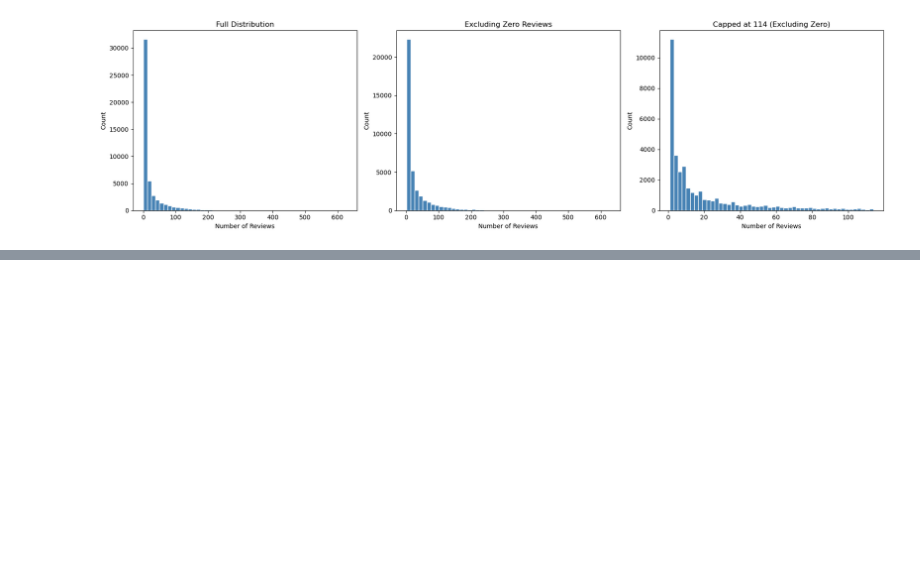
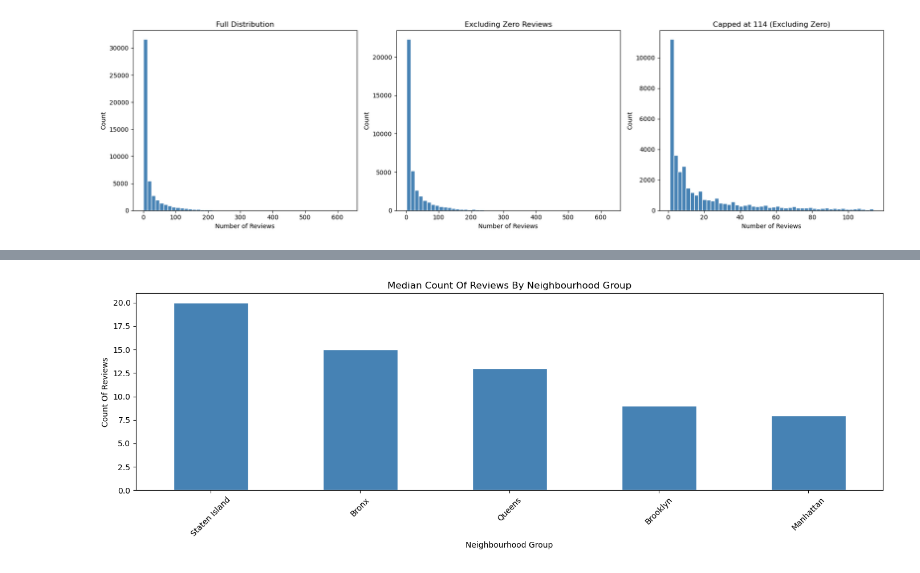
Before and after one commit to FrequentNotebook/AB_NYC-Data-Cleaning, a Jupyter notebook: AB_NYC_2019 EDA.ipynb, the cells around one changed output, grey strips where cells are left out. Cells and saved outputs as stored; diff of their text form; code cells hidden in the pictures; blank space fills up the shorter version.

```diff
--- a/AB_NYC_2019 EDA.ipynb
+++ b/AB_NYC_2019 EDA.ipynb
@@ -431,0 +539,5 @@ This corroborate with our story that majority of the listings have few reviews a
+# %%
+# create a dataframe by filtering the zero from number_of_reviews
+
+active_listings = df[df['number_of_reviews'] > 0]
+active_listings.groupby('neighbourhood_group')['number_of_reviews'].agg('median')
@@ -431,0 +552,16 @@ This corroborate with our story that majority of the listings have few reviews a
+# %%
+# plot the distribution the median count of reviews by neighbourhood group
+
+median_listing = active_listings.groupby('neighbourhood_group')['number_of_reviews'].agg('median').sort_values(ascending=False)
+
+plt.figure(figsize=(14,5))
+median_listing.plot(kind='bar', color='steelblue', edgecolor='white')
+plt.title('Median Count Of Reviews By Neighbourhood Group')
+plt.xlabel('Neighbourhood Group')
+plt.ylabel('Count Of Reviews')
+plt.xticks(rotation=45)
+
+plt.tight_layout()
+plt.show()
+# %% [output]
+[figure, added]
```
Also changed, not shown: parts of 35 cells of this notebook.
